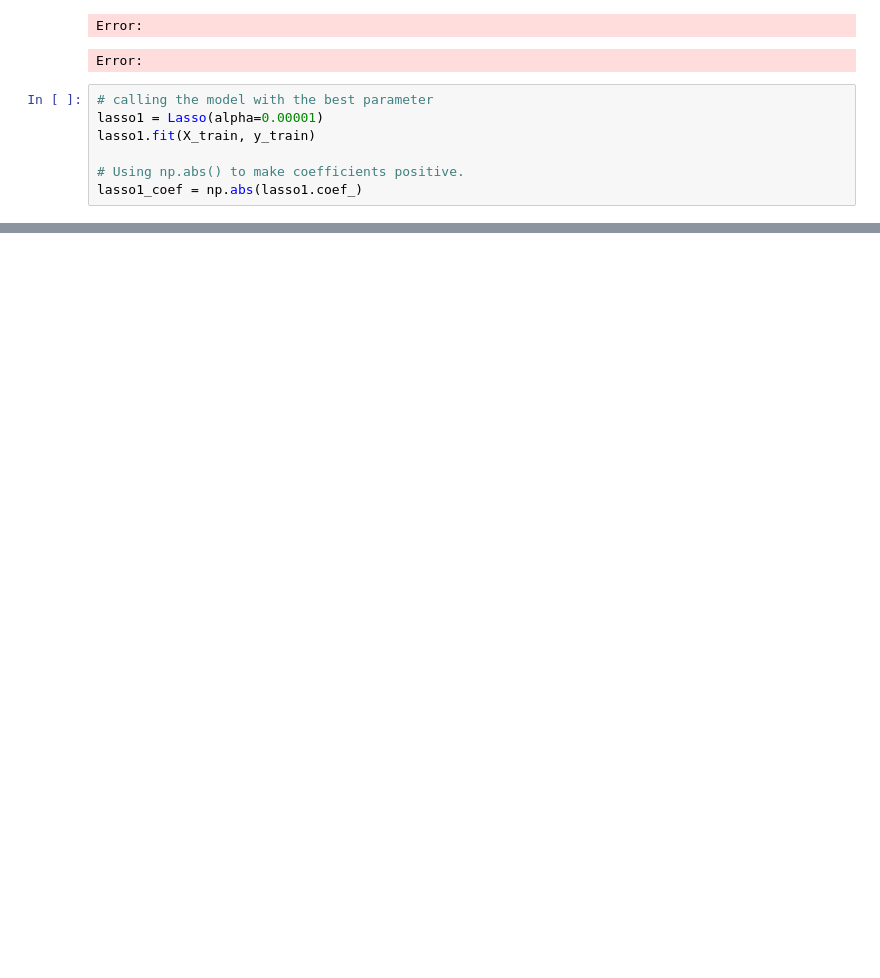
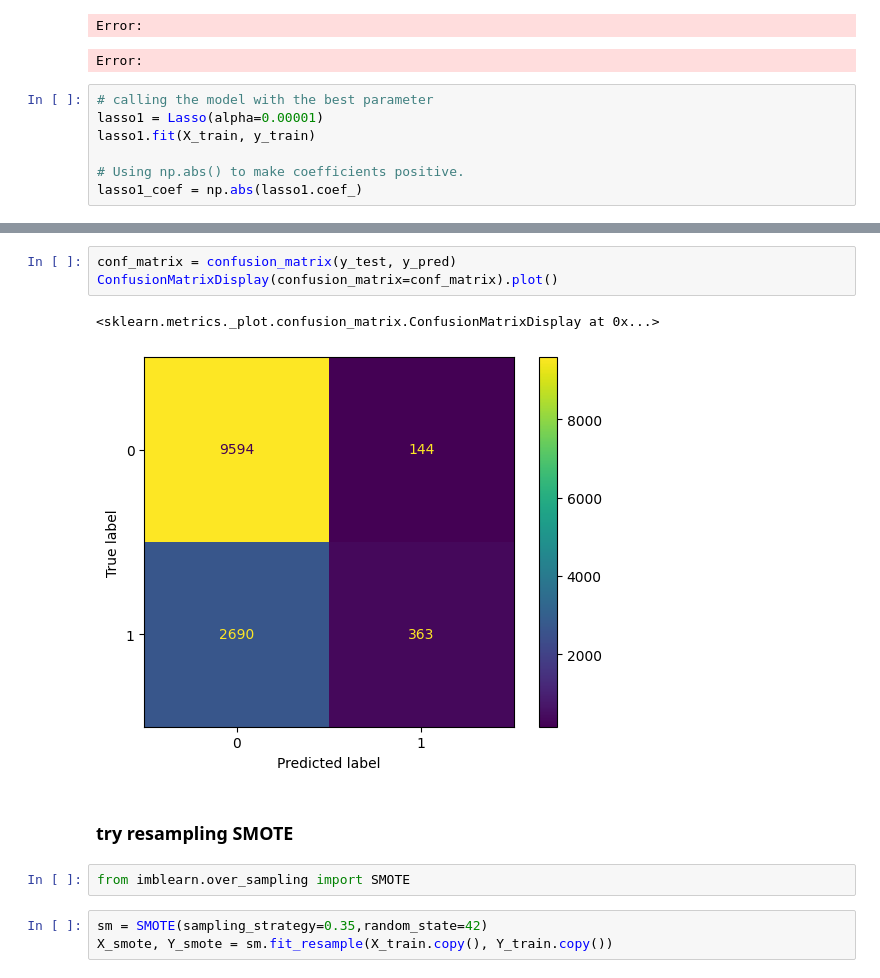
Before and after one commit to Christine-H-code/LapseRate_modeling, a Jupyter notebook: at_incept_modeling.ipynb, the cells around one changed output, grey strips where cells are left out. Cells and saved outputs as stored; diff of their text form; blank space fills up the shorter version.

```diff
--- a/at_incept_modeling.ipynb
+++ b/at_incept_modeling.ipynb
@@ -139,0 +724,13 @@ at_inception=pd.DataFrame(pd.read_csv(path+"inception_data_v4.csv"))
+# %%
+conf_matrix = confusion_matrix(y_test, y_pred)
+ConfusionMatrixDisplay(confusion_matrix=conf_matrix).plot()
+# %% [output]
+<sklearn.metrics._plot.confusion_matrix.ConfusionMatrixDisplay at 0x...>
+[figure, added]
+# %% [markdown]
+### try resampling SMOTE
+# %%
+from imblearn.over_sampling import SMOTE
+# %%
+sm = SMOTE(sampling_strategy=0.35,random_state=42)
+X_smote, Y_smote = sm.fit_resample(X_train.copy(), Y_train.copy())
```
Also changed, not shown: parts of 63 cells of this notebook.
